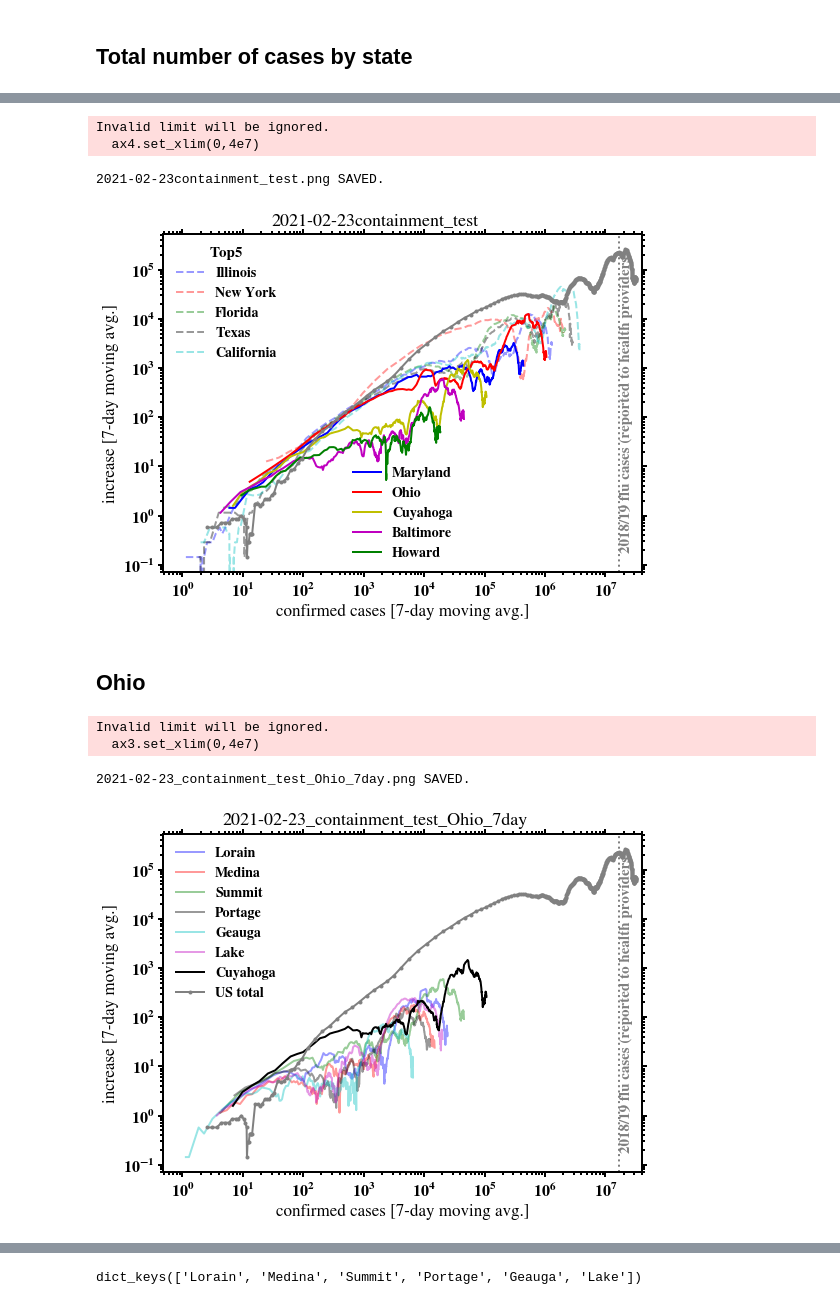
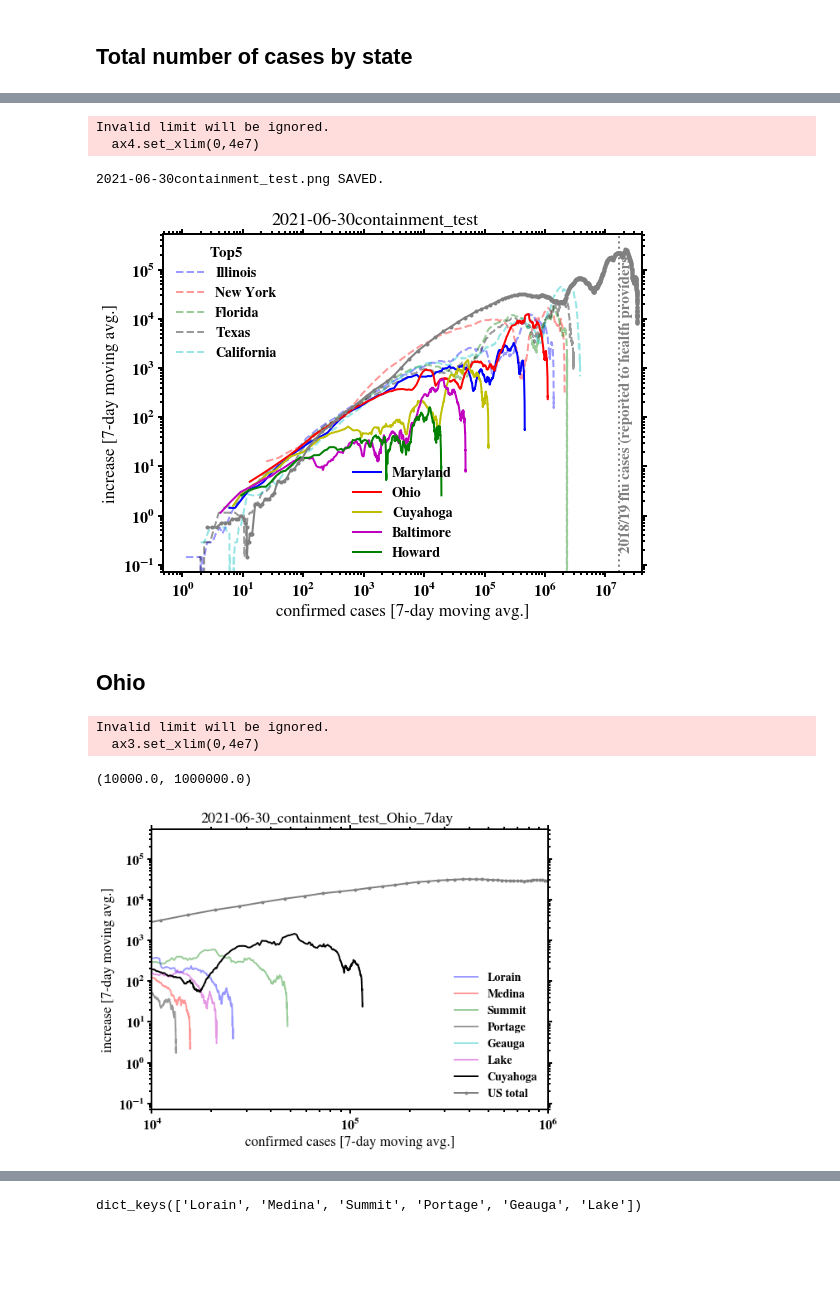
Before and after one commit to cpnHere/covid-19-data, a Jupyter notebook: my_work/desk.ipynb, the cells around one changed output, grey strips where cells are left out. Saved outputs shown, nothing was run; the diff lists cells and outputs as text; code cells hidden in the pictures; blank space fills up the shorter version.

```diff
--- a/my_work/desk.ipynb
+++ b/my_work/desk.ipynb
@@ -3,7 +3,7 @@ from c19analysis import *
 import cpnCommonlib as cpn
 cpn.setup_figures(plt)
 # %%
-today = pd.to_datetime('2/23/2021')
+today = pd.to_datetime('6/30/2021')
 path = '../'
 filename = 'us-counties.csv'
 fnamesta = 'us-states.csv'
@@ -75,34 +75,35 @@ savefig(fig4,fig4_ttl)
 # %% [output]
 Invalid limit will be ignored.
   ax4.set_xlim(0,4e7)
-2021-02-23containment_test.png SAVED.
+2021-06-30containment_test.png SAVED.
-[figure, old version]
+[figure, new version]
 # %% [markdown]
 ## Ohio
 # %%
 OH_sur = {'Lorain':39093,'Medina':39103,'Summit':39153,'Portage':39133,'Geauga':39055,'Lake':39085}
 clrs=['b','r','g','k','c','m']
 fig3,ax3 = plt.subplots(figsize=(8,6))
 fig3_ttl = str(today.date())+'_containment_test_Ohio_7day'
 i=0
 for cts in OH_sur.keys():
     confirmed_cases_vs_increase(data,cts,OH_sur[cts],fig3,ax3,clr=clrs[i],alpha=0.4,lns='-',moving_window=7)
     i+=1
 
 confirmed_cases_vs_increase(data,'Cuyahoga',39035,fig3,ax3,clr='k',lns='-',moving_window=7)
 confirmed_cases_vs_increase_US(data_st,ax3,moving_window=7)
 ax3.axvline(16.5e6,ls=':',color='grey')
 ax3.annotate('2018/19 flu cases (reported to health providers)',xy=(17e6,0.2),color='grey',rotation=90)
 ax3.set_xlabel('confirmed cases [7-day moving avg.]')
 ax3.set_ylabel('increase [7-day moving avg.]')
 ax3.set_xlim(0,4e7)
 cpn.rightNtop_ticks(ax3)
 ax3.legend()
 fig3.suptitle(fig3_ttl)
 fig3.tight_layout(rect=[0,0,1,0.98])
-savefig(fig3,fig3_ttl)
+#savefig(fig3,fig3_ttl)
+ax3.set_xlim([1e4,1e6])
 # %% [output]
 Invalid limit will be ignored.
   ax3.set_xlim(0,4e7)
-2021-02-23_containment_test_Ohio_7day.png SAVED.
+(10000.0, 1000000.0)
-[figure, old version]
+[figure, new version]
```
Also changed, not shown: parts of 5 cells of this notebook, 3 other files.
